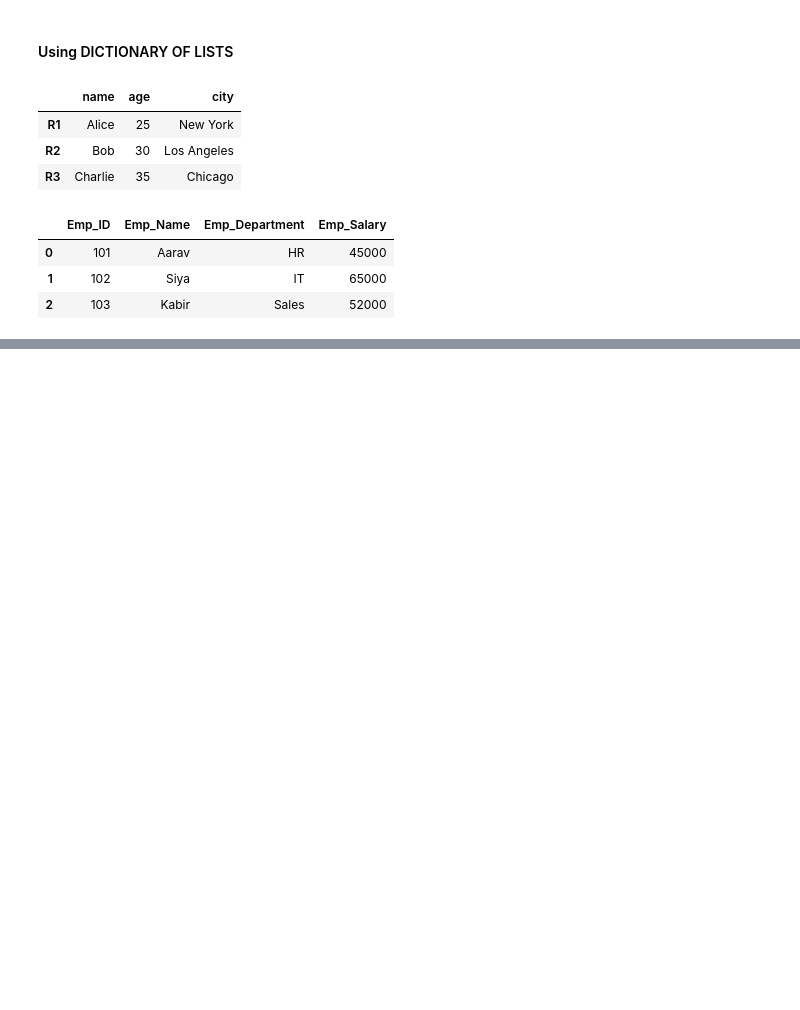
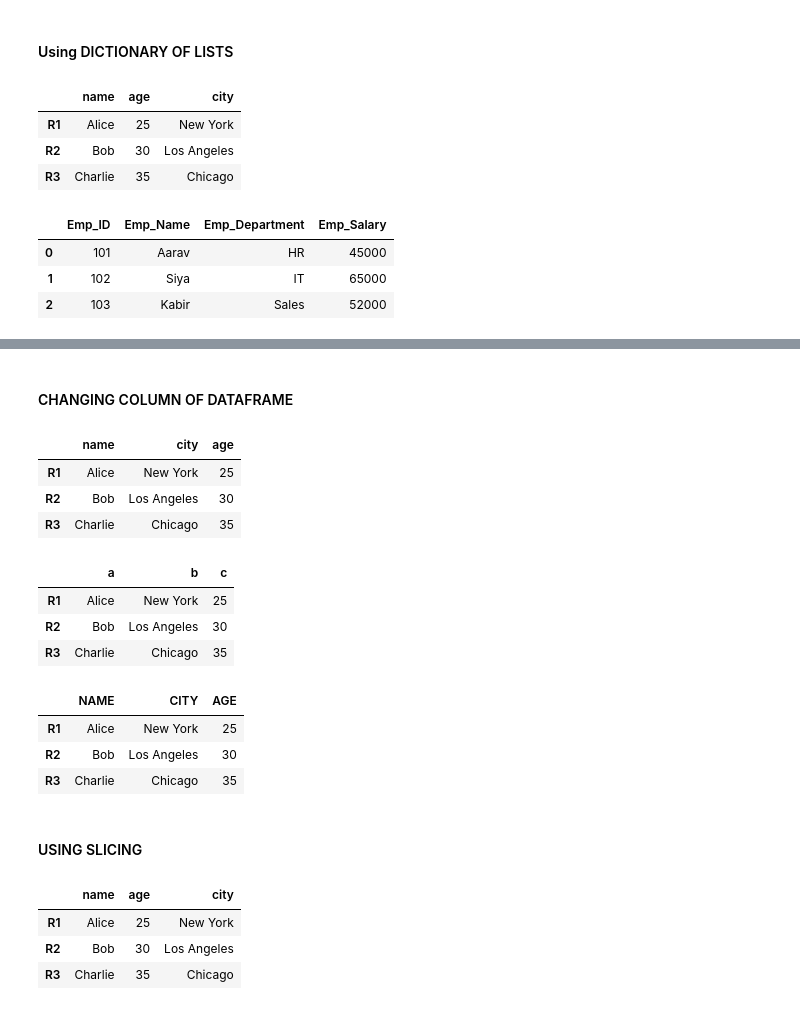
Before and after one commit to sushantchoudhary-ai/python, a Jupyter notebook: pandas.ipynb, the cells around one changed output, grey strips where cells are left out. Drawn from its saved outputs; the diff is of its cells as text; code cells hidden in the pictures; blank space fills up the shorter version.

```diff
--- a/pandas.ipynb
+++ b/pandas.ipynb
@@ -1121,0 +1203,35 @@ pd.DataFrame(d) #CREATING DATAFRAME FROM DICTIONARY OF LISTS
+# %% [markdown]
+#### CHANGING COLUMN OF DATAFRAME
+# %%
+df=df[['name','city','age']] #rearranging the columns in the dataframe
+df
+# %% [output]
+|  | name | city | age |
+| R1 | Alice | New York | 25 |
+| R2 | Bob | Los Angeles | 30 |
+| R3 | Charlie | Chicago | 35 |
+# %%
+df.columns=['a','b','c'] #changing the column names of the dataframe
+df
+# %% [output]
+|  | a | b | c |
+| R1 | Alice | New York | 25 |
+| R2 | Bob | Los Angeles | 30 |
+| R3 | Charlie | Chicago | 35 |
+# %%
+df.columns=df.columns.str.upper() #changing the column names to upper case
+df
+# %% [output]
+|  | NAME | CITY | AGE |
+| R1 | Alice | New York | 25 |
+| R2 | Bob | Los Angeles | 30 |
+| R3 | Charlie | Chicago | 35 |
+# %% [markdown]
+#### USING SLICING
+# %%
+df[::]
+# %% [output]
+|  | name | age | city |
+| R1 | Alice | 25 | New York |
+| R2 | Bob | 30 | Los Angeles |
+| R3 | Charlie | 35 | Chicago |
```
Also changed, not shown: parts of 34 cells of this notebook.
